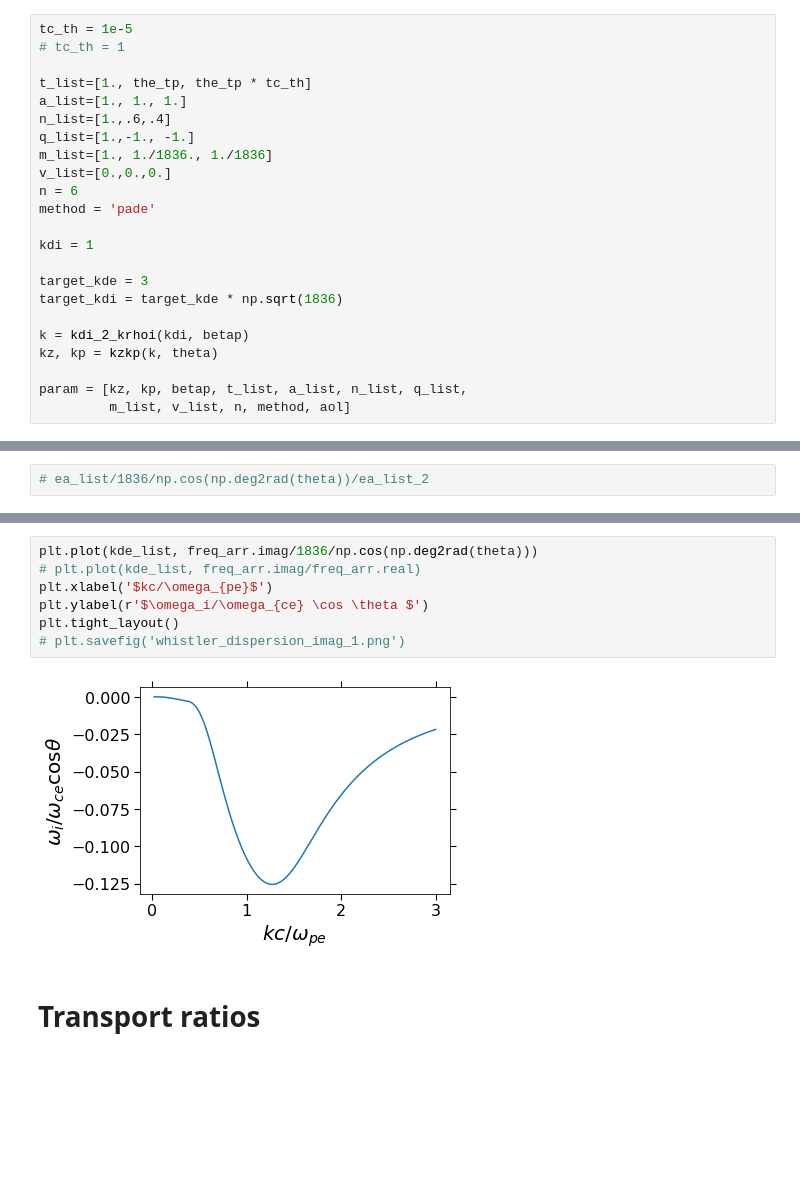
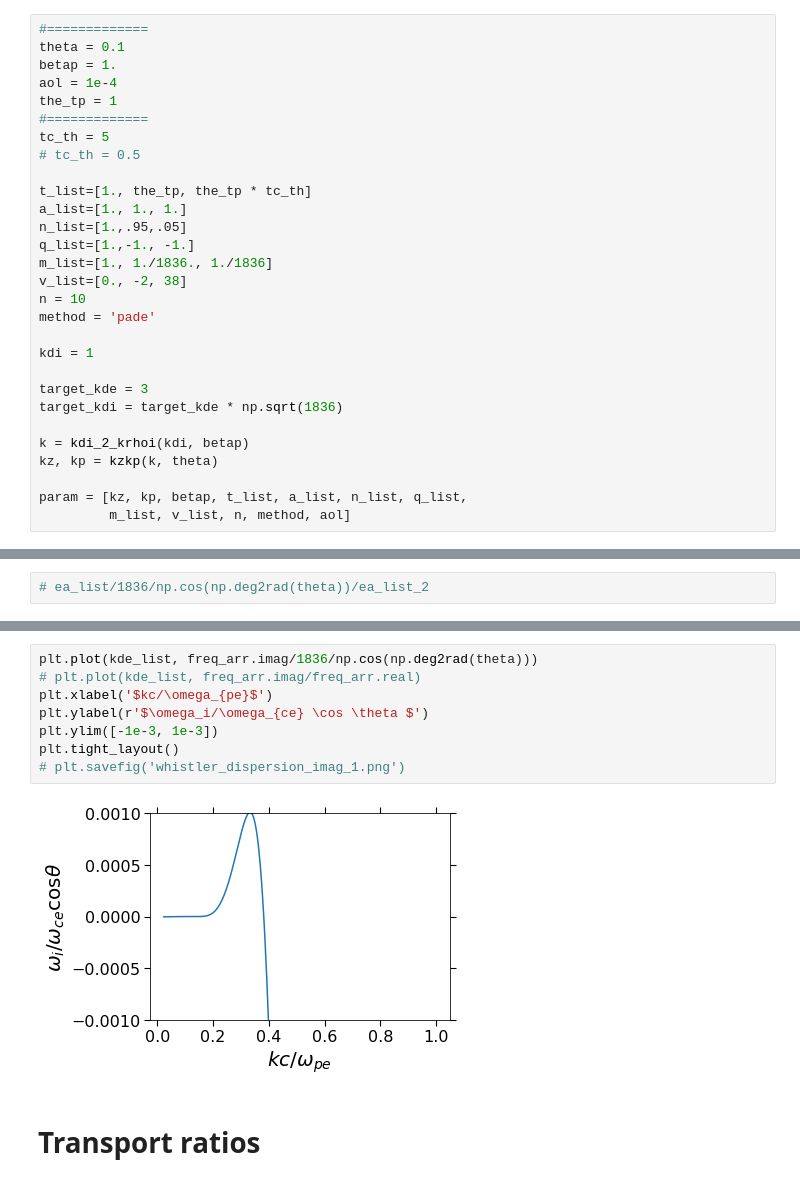
Before and after one commit to YuguangTong/vlasov_solver, a Jupyter notebook: examples/whistler_electron_acoustic/whistler.ipynb, the cells around one changed output, grey strips where cells are left out. Saved outputs shown, nothing was run; the diff lists cells and outputs as text; blank space fills up the shorter version.

```diff
--- a/examples/whistler_electron_acoustic/whistler.ipynb
+++ b/examples/whistler_electron_acoustic/whistler.ipynb
@@ -217,16 +210,22 @@ print('beta_p = {0:.4g}'.format(betap))
 aol = 0.005835
 beta_p = 0.018
 # %%
-tc_th = 1e-5
-# tc_th = 1
+#=============
+theta = 0.1
+betap = 1.
+aol = 1e-4
+the_tp = 1
+#=============
+tc_th = 5
+# tc_th = 0.5
 
 t_list=[1., the_tp, the_tp * tc_th]
 a_list=[1., 1., 1.]
-n_list=[1.,.6,.4]
+n_list=[1.,.95,.05]
 q_list=[1.,-1., -1.]
 m_list=[1., 1./1836., 1./1836]
-v_list=[0.,0.,0.]
-n = 6
+v_list=[0., -2, 38]
+n = 10
 method = 'pade'
 
 kdi = 1
@@ -311,12 +292,13 @@ plt.tight_layout()
 # %%
 plt.plot(kde_list, freq_arr.imag/1836/np.cos(np.deg2rad(theta)))
 # plt.plot(kde_list, freq_arr.imag/freq_arr.real)
 plt.xlabel('$kc/\omega_{pe}$')
 plt.ylabel(r'$\omega_i/\omega_{ce} \cos \theta $')
+plt.ylim([-1e-3, 1e-3])
 plt.tight_layout()
 # plt.savefig('whistler_dispersion_imag_1.png')
 # %% [output]
-[figure, old version]
+[figure, new version]
 # %% [markdown]
 # Transport ratios
 # %%
```
Also changed, not shown: parts of 24 cells of this notebook, 15 other files.
